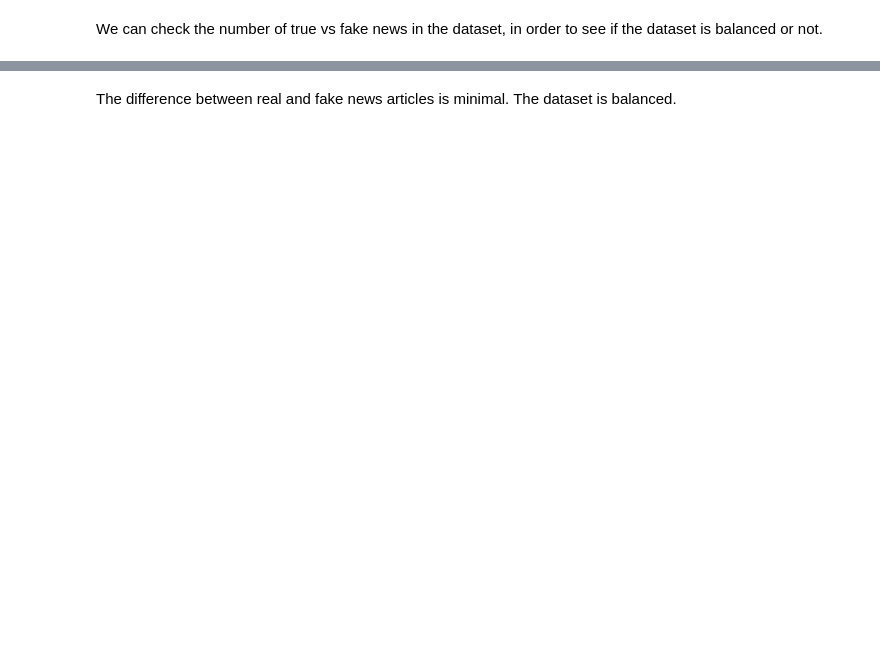
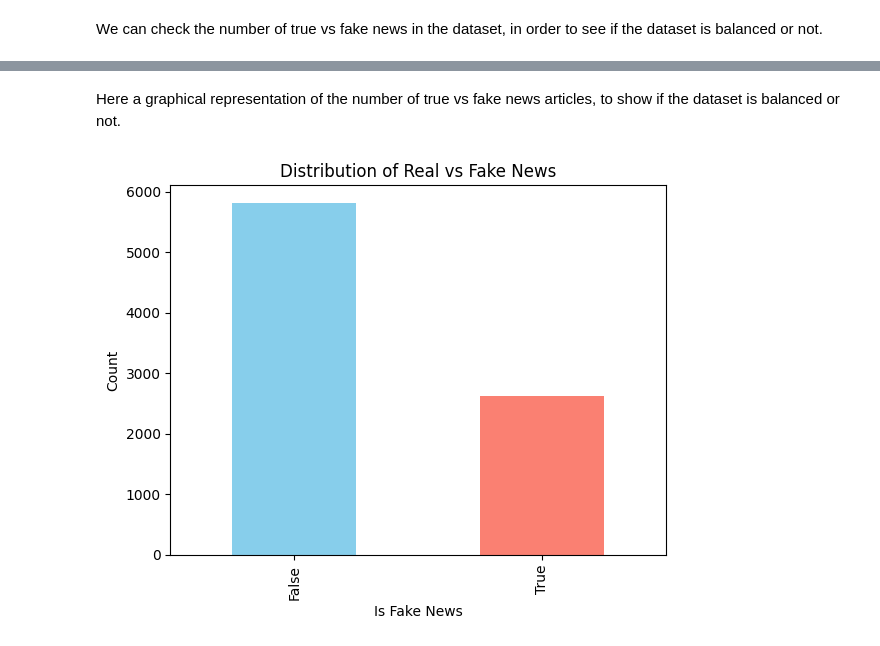
Before and after one commit to zFishStick/Cyclic-LLM-Checker, a Jupyter notebook: notebooks/dataset_1.ipynb, the cells around one changed output, grey strips where cells are left out. Saved outputs shown, nothing was run; the diff lists cells and outputs as text; code cells hidden in the pictures; blank space fills up the shorter version.

```diff
--- a/notebooks/dataset_1.ipynb
+++ b/notebooks/dataset_1.ipynb
@@ -3,8 +3,9 @@
 # %%
 import pandas as pd
-from datasets import load_dataset
-from typing import cast
+import os
 
-# https://huggingface.co/datasets/Pulk17/Fake-News-Detection-dataset
-df = pd.read_csv("hf://datasets/Pulk17/Fake-News-Detection-dataset/train.tsv", sep="\t")
+# Local file path = local_datasets\train.tsv
+file_path = os.path.join("..", "local_datasets", "train.tsv")
+
+df = pd.read_csv(file_path, sep="\t")
 # %% [markdown]
@@ -153,0 +243,6 @@ Size after removing short articles: (12001, 6)
+# %%
+df['is_shouty'] = df['title'].apply(is_shouty_title)
+df = df[~df['is_shouty']].copy()
+df.drop(columns=['is_shouty'], inplace=True)
+
+df.head(10)
@@ -168,2 +283,12 @@ Number of fake news articles: 6150 (51.25%)
-# %% [markdown]
-The difference between real and fake news articles is minimal. The dataset is balanced.
+# %% [markdown]
+Here a graphical representation of the number of true vs fake news articles, to show if the dataset is balanced or not.
+# %%
+import matplotlib.pyplot as plt
+
+df["is_fake_news"].value_counts().plot(kind="bar", color=["skyblue", "salmon"])
+plt.title("Distribution of Real vs Fake News")
+plt.xlabel("Is Fake News")
+plt.ylabel("Count")
+plt.show()
+# %% [output]
+[figure, added]
```
Also changed, not shown: parts of 34 cells of this notebook, 10 other files.
